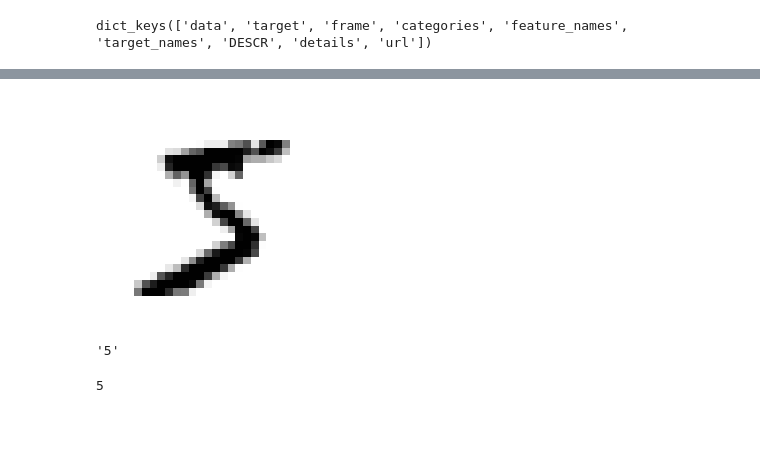
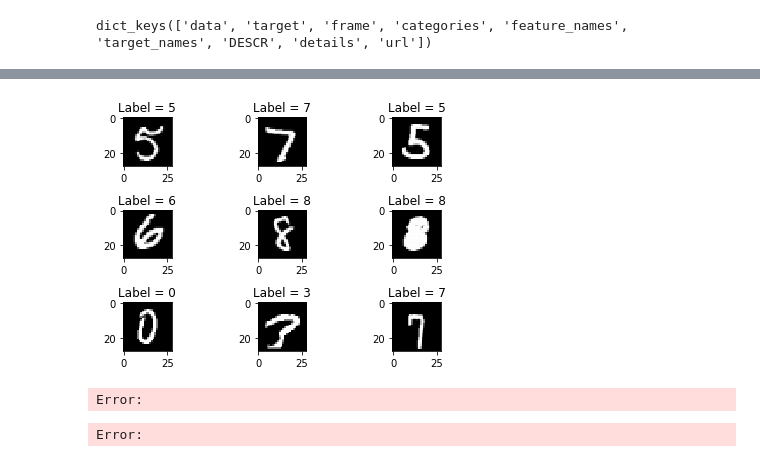
Before and after one commit to gloriahwoang/MNIST-Classification, a Jupyter notebook: MNIST_Part_II.ipynb, the cells around one changed output, grey strips where cells are left out. Drawn from its saved outputs; the diff is of its cells as text; code cells hidden in the pictures; blank space fills up the shorter version.

```diff
--- a/MNIST_Part_II.ipynb
+++ b/MNIST_Part_II.ipynb
@@ -31,28 +32,37 @@ y.shape
-# %%
-# Let's visualize one
-some_digit = X.loc[0].array
-some_digit_image = some_digit.reshape(28,28)
-
-plt.imshow(some_digit_image, cmap="binary")
-plt.axis('off')
-plt.show()
-# %% [output]
-[figure, removed]
-# %%
-# Check the y
-y[0]
-# %% [output]
-'5'
-# %%
-# Since y is a string, convert it to an integer.
-y = y.astype(np.uint8)
-# %%
-# Check that y is an integer.
-y[0]
-# %% [output]
-5
 # %%
 # The MNIST dataset is already split into a training set and test set (first 60,000 images and last 10,000, respectively).
 # The training set is already shuffled for us, which guarantees that all cross-validation folds will be similar (we don't want one fold to be missing some digits)
 
 X_train, X_test, y_train, y_test = X[:60000], X[60000:], y[:60000], y[60000:]
+# %%
+# Let's visualize some of these numbers
+for i in range(9):
+    plt.subplot(3,3,i+1)
+    num = random.randint(0, len(X_train))
+    plt.imshow(X_train.loc[num].array.reshape(28,28), cmap='gray', interpolation='none')
+    plt.title("Label = {}".format(y_train[num]))
+
+plt.tight_layout()
+# %% [output]
+[figure, added]
+# %%
+begin = time.time()
+trainX_aug = []
+trainY_aug = []
+
+for i in range(len(X_train)):
+    for dx, dy in ((1,0), (-1,0), (0,1), (0,-1)):
+        image = X_train.loc[i].array
+        image = image.reshape(28, 28)
+        shifted_image = shift(image, [dy, dx], cval=0, mode="constant")
+        shifted_image = shifted_image.reshape([-1])
+        trainX_aug.append(shifted_image.round())
+        trainY_aug.append(y_train)
+
+trainX_aug = pd.DataFrame(trainX_aug).append(X_train, ignore_index = True)
+trainY_aug = pd.Series(trainY_aug).append(y_train, ignore_index = True)
+end = time.time()
+print("Time to run:", end-begin)
+# %% [output]
+Error:
+Error:
```
Also changed, not shown: parts of 9 cells of this notebook, 1 other file.
